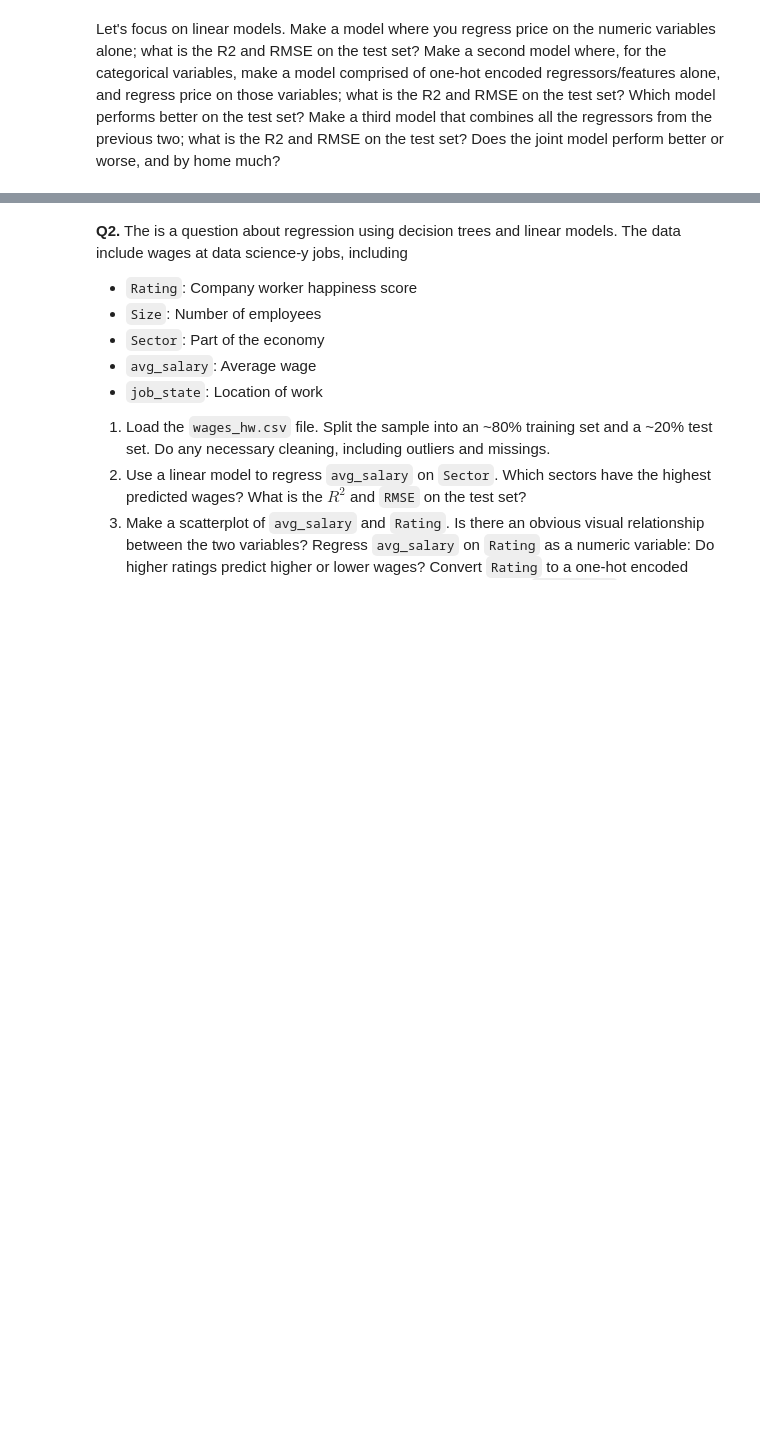
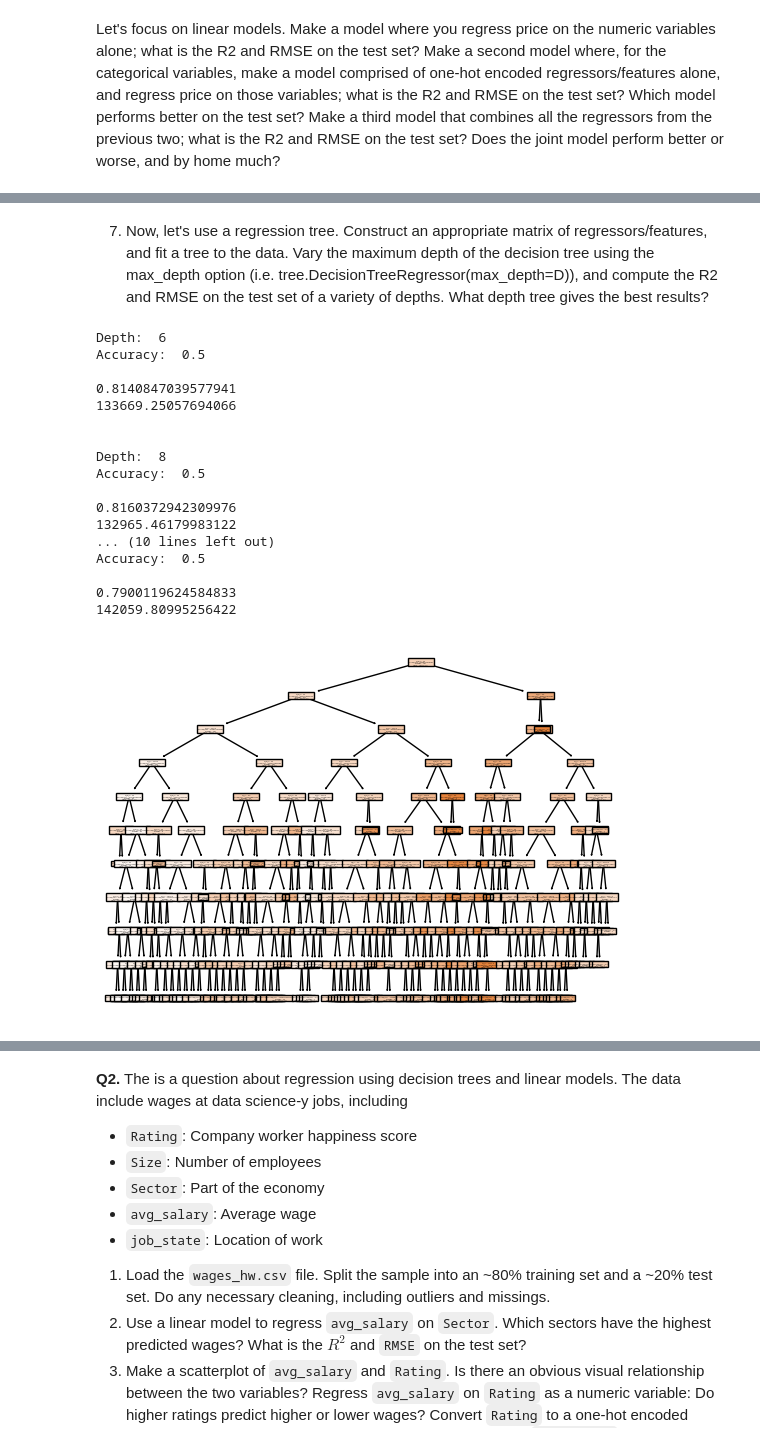
Before and after one commit to yango4014/assignment4, a Jupyter notebook: assignment4.ipynb, the cells around one changed output, grey strips where cells are left out. Drawn from its saved outputs; the diff is of its cells as text; code cells hidden in the pictures; blank space fills up the shorter version.

```diff
--- a/assignment4.ipynb
+++ b/assignment4.ipynb
@@ -180,0 +280,54 @@ Numeric RMSE:  304548.9673434066
+# %% [markdown]
+7. Now, let's use a regression tree. Construct an appropriate matrix of regressors/features, and fit a tree to the data. Vary the maximum depth of the decision tree using the max_depth option (i.e. tree.DecisionTreeRegressor(max_depth=D)), and compute the  R2  and RMSE on the test set of a variety of depths. What depth tree gives the best results?
+# %%
+def tree(depth):
+  ## Split the Sample into Training and Testing Sets:
+  X_train, X_test, y_train, y_test = train_test_split(joint_X,y,test_size=.2,random_state=104)
+
+  ## Fit the Model
+  from sklearn import tree # Import the tree classifier
+  cart = tree.DecisionTreeRegressor(max_depth = depth) # Create a regression object
+  cart = cart.fit(X_train, y_train) # Fit the classifier
+
+  #visualize
+  tree.plot_tree(cart, filled = True)
+  ## Make Predictions on the Test Set
+  y_hat = cart.predict(X_test)
+
+  ## Confusion Matrix
+  tab = pd.crosstab(y_test,y_hat) # Compute confusion matrix
+  acc = (tab.iloc[0,0]+tab.iloc[1,1])/(tab.iloc[0,0]+tab.iloc[1,1]+tab.iloc[0,1]+tab.iloc[1,0]) # Compute Accuracy
+  print("Depth: ", depth)
+  print('Accuracy: ', acc, '\n')
+  pd.crosstab(y_test,y_hat)
+
+  print(cart.score(X_test, y_test))
+
+  predict = cart.predict(X_test)
+  print(np.sqrt(mean_squared_error(y_test, predict)))
+
+  return '\n'
+
+print(tree(6))
+print(tree(8))
+print(tree(9))
+print(tree(10))
+# %% [output]
+Depth:  6
+Accuracy:  0.5
+
+0.8140847039577941
+133669.25057694066
+
+
+Depth:  8
+Accuracy:  0.5
+
+0.8160372942309976
+132965.46179983122
+... (10 lines left out)
+Accuracy:  0.5
+
+0.7900119624584833
+142059.80995256422
+[figure, added]
```
Also changed, not shown: parts of 17 cells of this notebook.
